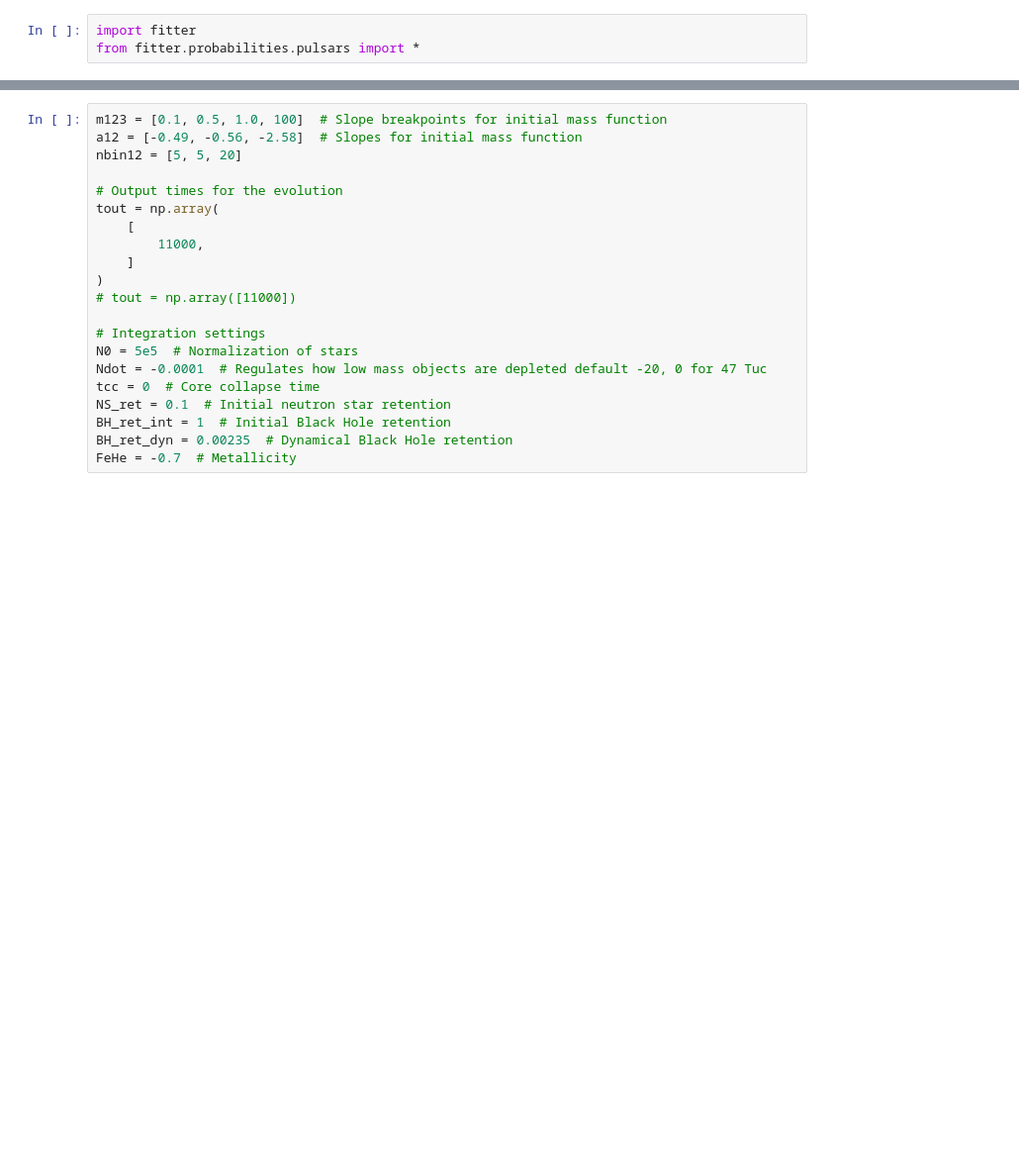
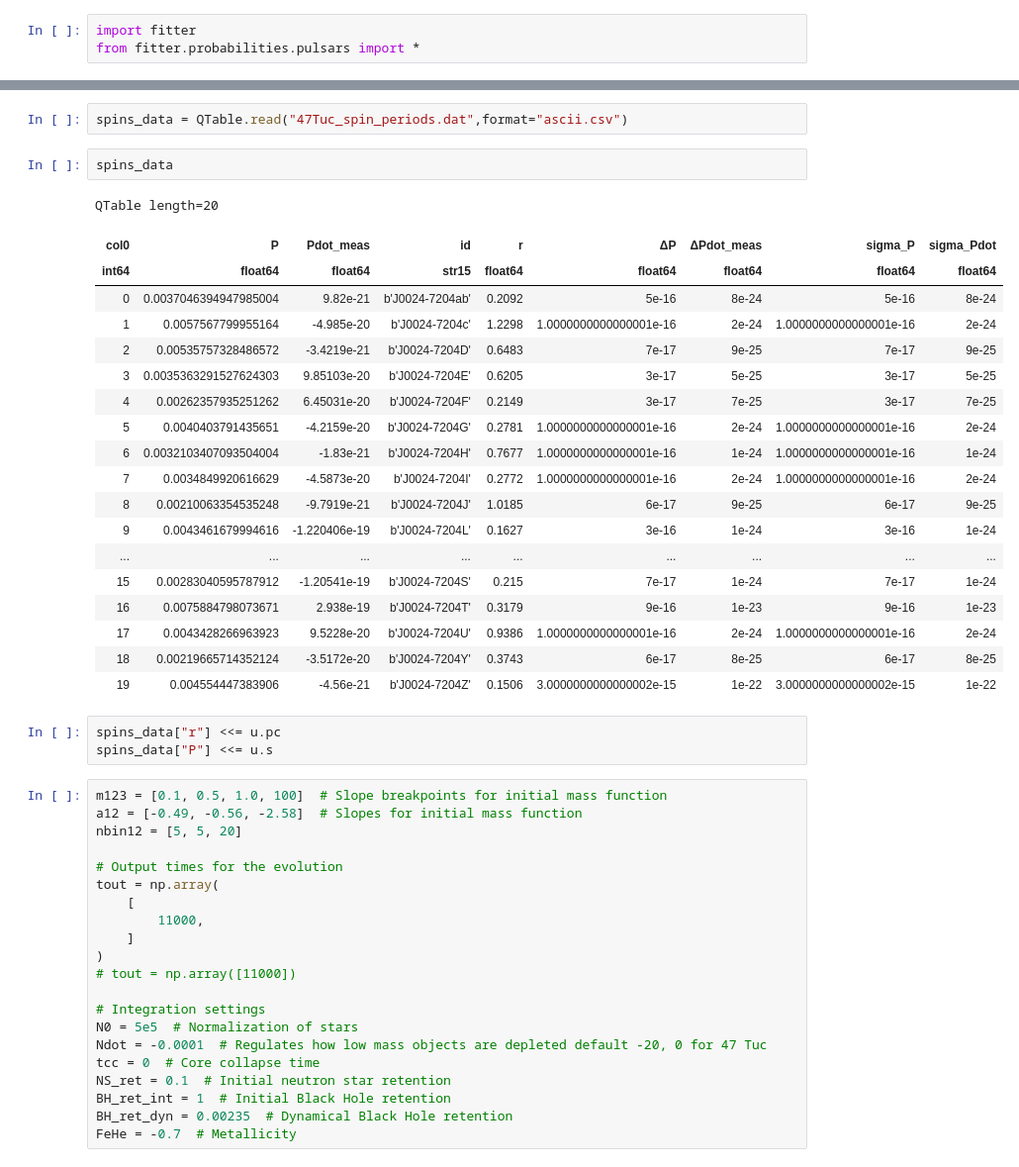
Before and after one commit to nmdickson/GCfit, a Jupyter notebook: pulsar_testing/testing.ipynb, the cells around one changed output, grey strips where cells are left out. Shown at 99% size. Drawn from its saved outputs; the diff is of its cells as text; blank space fills up the shorter version.

```diff
--- a/pulsar_testing/testing.ipynb
+++ b/pulsar_testing/testing.ipynb
@@ -80,3 +34,30 @@ QTable length=13
+# %%
+spins_data = QTable.read("47Tuc_spin_periods.dat",format="ascii.csv")
+# %%
+spins_data
+# %% [output]
+QTable length=20
+| col0 | P | Pdot_meas | id | r | ΔP | ΔPdot_meas | sigma_P | sigma_Pdot |
+| int64 | float64 | float64 | str15 | float64 | float64 | float64 | float64 | float64 |
+| 0 | 0.0037046394947985004 | 9.82e-21 | b'J0024-7204ab' | 0.2092 | 5e-16 | 8e-24 | 5e-16 | 8e-24 |
+| 1 | 0.0057567799955164 | -4.985e-20 | b'J0024-7204c' | 1.2298 | 1.0000000000000001e-16 | 2e-24 | 1.0000000000000001e-16 | 2e-24 |
+| 2 | 0.00535757328486572 | -3.4219e-21 | b'J0024-7204D' | 0.6483 | 7e-17 | 9e-25 | 7e-17 | 9e-25 |
+| 3 | 0.0035363291527624303 | 9.85103e-20 | b'J0024-7204E' | 0.6205 | 3e-17 | 5e-25 | 3e-17 | 5e-25 |
+| 4 | 0.00262357935251262 | 6.45031e-20 | b'J0024-7204F' | 0.2149 | 3e-17 | 7e-25 | 3e-17 | 7e-25 |
+| 5 | 0.0040403791435651 | -4.2159e-20 | b'J0024-7204G' | 0.2781 | 1.0000000000000001e-16 | 2e-24 | 1.0000000000000001e-16 | 2e-24 |
+| 6 | 0.0032103407093504004 | -1.83e-21 | b'J0024-7204H' | 0.7677 | 1.0000000000000001e-16 | 1e-24 | 1.0000000000000001e-16 | 1e-24 |
+| 7 | 0.0034849920616629 | -4.5873e-20 | b'J0024-7204I' | 0.2772 | 1.0000000000000001e-16 | 2e-24 | 1.0000000000000001e-16 | 2e-24 |
+| 8 | 0.00210063354535248 | -9.7919e-21 | b'J0024-7204J' | 1.0185 | 6e-17 | 9e-25 | 6e-17 | 9e-25 |
+| 9 | 0.0043461679994616 | -1.220406e-19 | b'J0024-7204L' | 0.1627 | 3e-16 | 1e-24 | 3e-16 | 1e-24 |
+| ... | ... | ... | ... | ... | ... | ... | ... | ... |
+| 15 | 0.00283040595787912 | -1.20541e-19 | b'J0024-7204S' | 0.215 | 7e-17 | 1e-24 | 7e-17 | 1e-24 |
+| 16 | 0.0075884798073671 | 2.938e-19 | b'J0024-7204T' | 0.3179 | 9e-16 | 1e-23 | 9e-16 | 1e-23 |
+| 17 | 0.0043428266963923 | 9.5228e-20 | b'J0024-7204U' | 0.9386 | 1.0000000000000001e-16 | 2e-24 | 1.0000000000000001e-16 | 2e-24 |
+| 18 | 0.00219665714352124 | -3.5172e-20 | b'J0024-7204Y' | 0.3743 | 6e-17 | 8e-25 | 6e-17 | 8e-25 |
+| 19 | 0.004554447383906 | -4.56e-21 | b'J0024-7204Z' | 0.1506 | 3.0000000000000002e-15 | 1e-22 | 3.0000000000000002e-15 | 1e-22 |
+# %%
+spins_data["r"] <<= u.pc
+spins_data["P"] <<= u.s
 # %%
 m123 = [0.1, 0.5, 1.0, 100]  # Slope breakpoints for initial mass function
 a12 = [-0.49, -0.56, -2.58]  # Slopes for initial mass function
```
Also changed, not shown: parts of 10 cells of this notebook, 2 other files.
